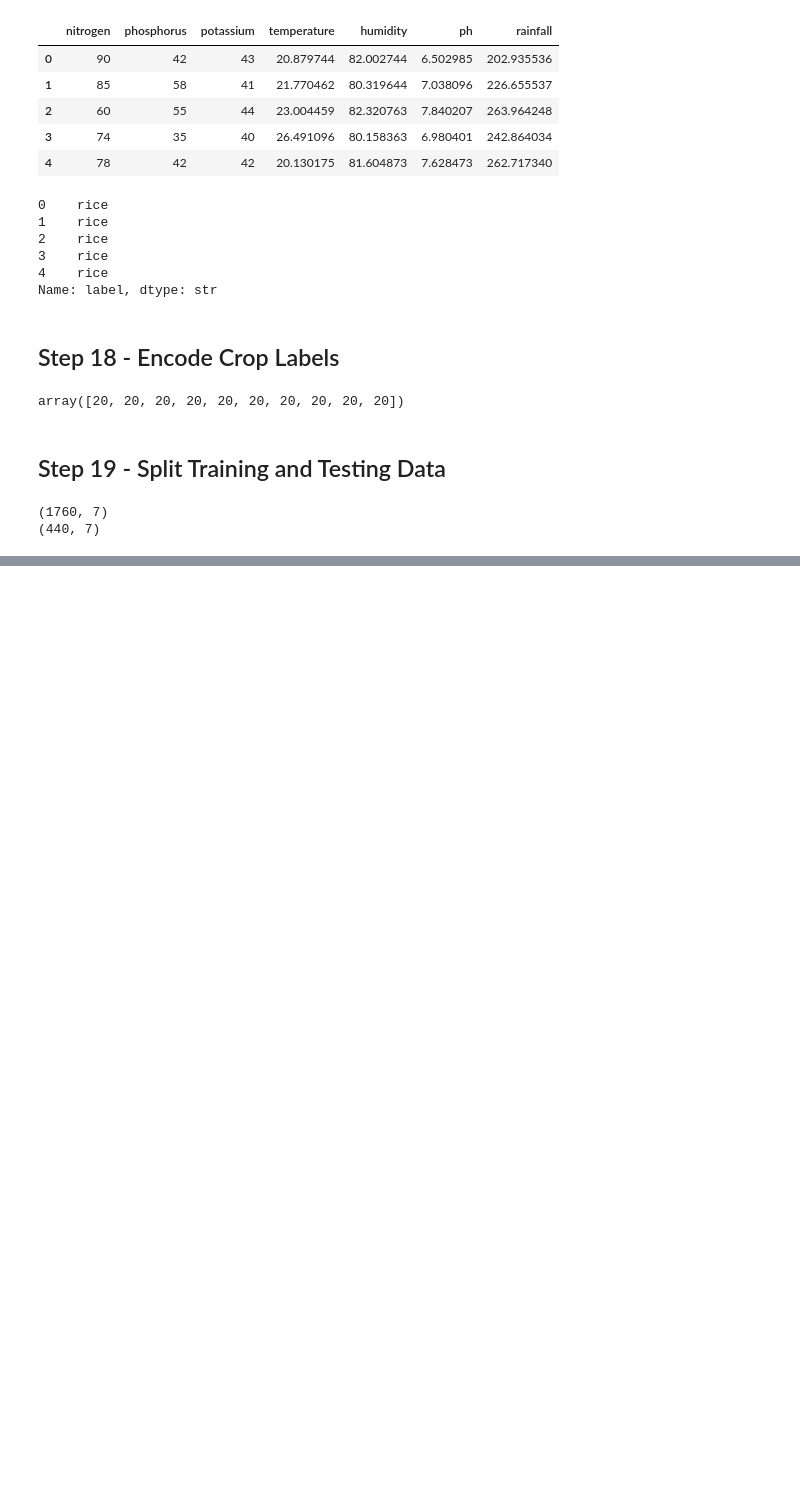
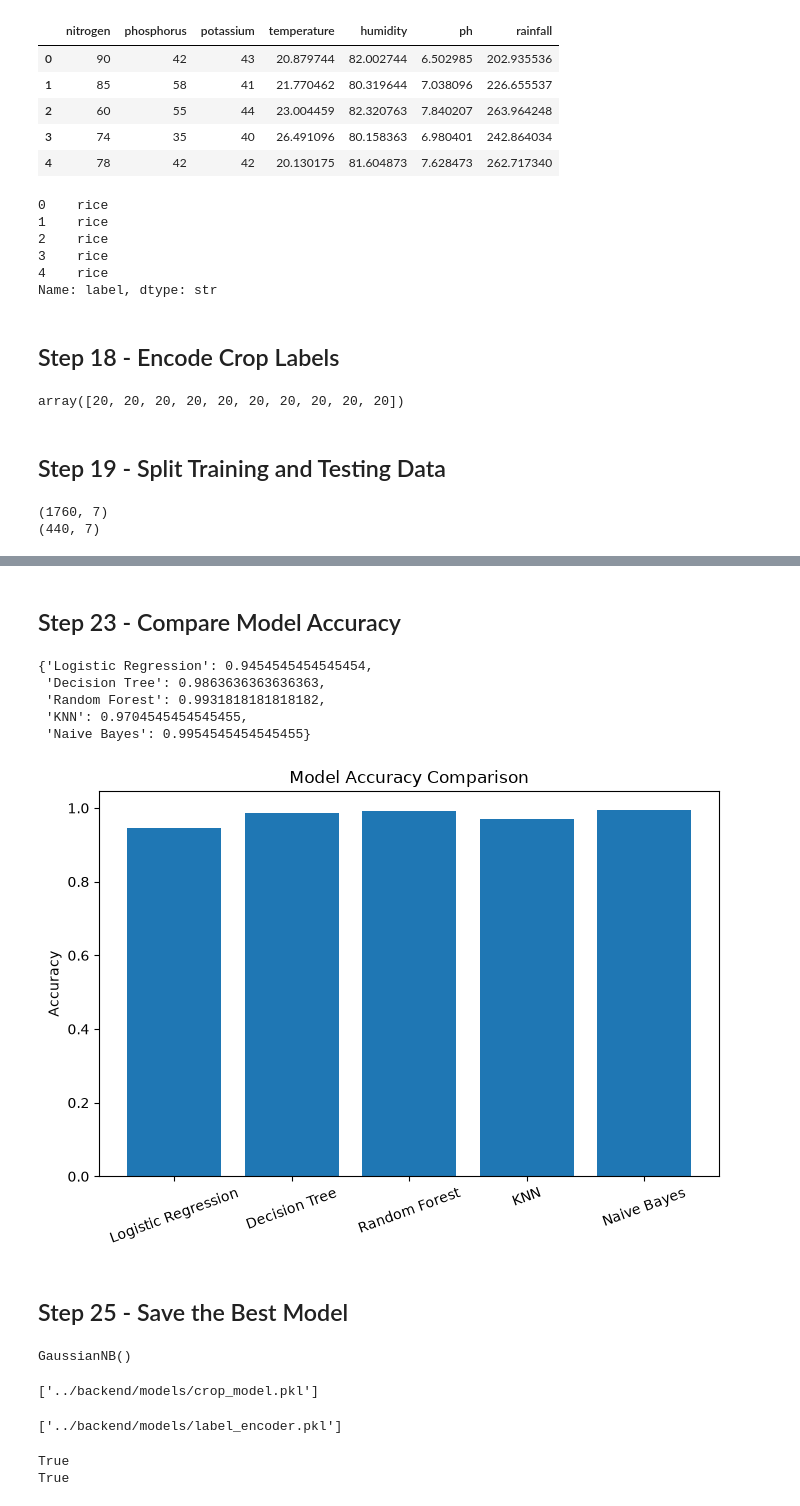
Before and after one commit to akshysasi/crop_recommendation_system, a Jupyter notebook: notebooks/crop_model_training.ipynb, the cells around one changed output, grey strips where cells are left out. Drawn from its saved outputs; the diff is of its cells as text; code cells hidden in the pictures; blank space fills up the shorter version.

Commit message:
feat: train and export crop recommendation model

```diff
--- a/notebooks/crop_model_training.ipynb
+++ b/notebooks/crop_model_training.ipynb
@@ -256,0 +269,8 @@ print(X_test.shape)
+# %%
+models = {
+    "Logistic Regression": LogisticRegression(max_iter=1000),
+    "Decision Tree": DecisionTreeClassifier(random_state=42),
+    "Random Forest": RandomForestClassifier(random_state=42),
+    "KNN": KNeighborsClassifier(),
+    "Naive Bayes": GaussianNB()
+}
@@ -256,0 +279,18 @@ print(X_test.shape)
+# %%
+results = {}
+
+for name, model in models.items():
+
+    # Train the model
+    model.fit(X_train, y_train)
+
+    # Make predictions
+    predictions = model.predict(X_test)
+
+    # Calculate accuracy
+    accuracy = accuracy_score(y_test, predictions)
+
+    # Store result
+    results[name] = accuracy
+
+    print(f"{name}: {accuracy:.4f}")
@@ -256,0 +311,50 @@ print(X_test.shape)
+# %% [markdown]
+## Step 23 - Compare Model Accuracy
+# %%
+results
+# %% [output]
+{'Logistic Regression': 0.9454545454545454,
+ 'Decision Tree': 0.9863636363636363,
+ 'Random Forest': 0.9931818181818182,
+ 'KNN': 0.9704545454545455,
+ 'Naive Bayes': 0.9954545454545455}
+# %%
+plt.figure(figsize=(8,5))
+
+plt.bar(results.keys(), results.values())
+
+plt.title("Model Accuracy Comparison")
+
+plt.ylabel("Accuracy")
+
+plt.xticks(rotation=20)
+
+plt.show()
+# %% [output]
+[figure, added]
+# %% [markdown]
+## Step 25 - Save the Best Model
+# %%
+best_model = models["Naive Bayes"]
+
+best_model.fit(X_train, y_train)
+# %% [output]
+GaussianNB()
+# %%
+import joblib
+
+joblib.dump(best_model, "../backend/models/crop_model.pkl")
+# %% [output]
+['../backend/models/crop_model.pkl']
+# %%
+joblib.dump(label_encoder, "../backend/models/label_encoder.pkl")
+# %% [output]
+['../backend/models/label_encoder.pkl']
+# %%
+import os
+
+print(os.path.exists("../backend/models/crop_model.pkl"))
+print(os.path.exists("../backend/models/label_encoder.pkl"))
+# %% [output]
+True
+True
```
Also changed, not shown: parts of 5 cells of this notebook, 2 other files.
